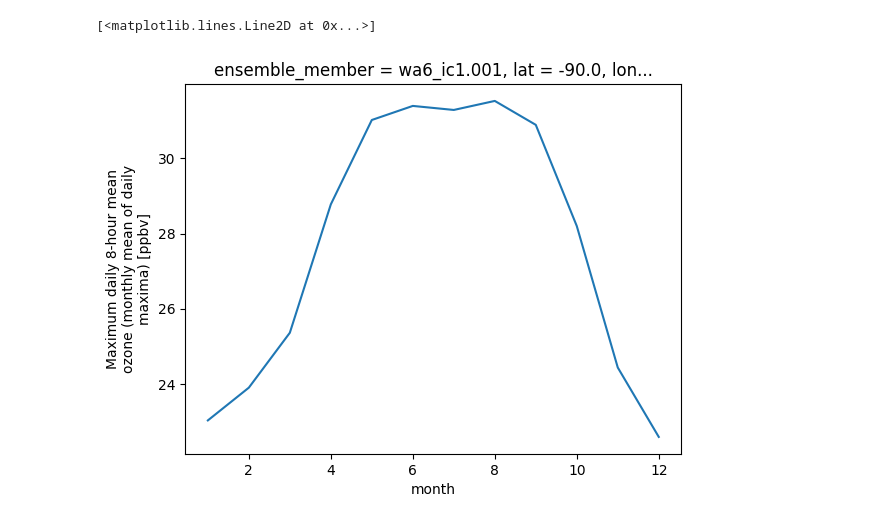
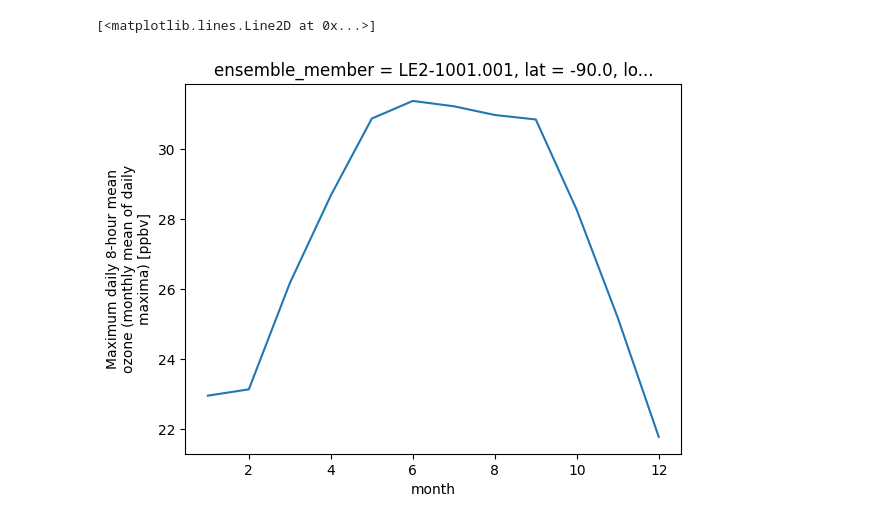
Before and after one commit to emmleroy/fast-o3-iv, a Jupyter notebook: notebooks/6.01-ELR-bias-correction.ipynb, the cells around one changed output. Saved outputs shown, nothing was run; the diff lists cells and outputs as text; code cells hidden in the pictures.

```diff
--- a/notebooks/6.01-ELR-bias-correction.ipynb
+++ b/notebooks/6.01-ELR-bias-correction.ipynb
@@ -18,13 +18,13 @@ ramp_osdma8 = xr.open_dataset((
 # %%
 # load modeled monthly mda8o3
 config_hist = DatasetConfig(
-            source_id = 'CESM2-WACCM6',
+            source_id = 'CESM2',
             cmip_experiment_id = 'historical',
             variable_setname = 'setC',
             year_range = range(1975,2015)
         )
 
-wa6_hist_anm = utils.load_or_aggregate_results(
+hist_anm = utils.load_or_aggregate_results(
     "inference",
     config_hist,
      "GPR-local",
@@ -34,11 +50,11 @@ Loading existing dataset from /home/eleroy/proj-dirs/fast-o3-iv/data/processed/m
 # %%
 config_ssp245 = DatasetConfig(
-            source_id = 'CESM2-WACCM6',
+            source_id = 'CESM2',
             cmip_experiment_id = 'ssp245',
             variable_setname = 'setC',
             year_range = range(2015,2055)
         )
-wa6_ssp245_anm = utils.load_or_aggregate_results(
+ssp245_anm = utils.load_or_aggregate_results(
     "inference",
     config_ssp245,
      "GPR-local",
@@ -54,4 +86,18 @@ wa6_hist_anm['y_pred'].isel(ensemble_member=0, lat=0, lon=0).groupby('time.month
 # %%
 # add climatology (only required if target == mda8o3_anm (setC))
-wa6_hist = utils.add_mda8o3_climatology(wa6_hist_anm, config_hist)
-wa6_ssp245 = utils.add_mda8o3_climatology(wa6_ssp245_anm, config_ssp245)
+
+train_config_hist = DatasetConfig(
+            source_id = 'CESM2-WACCM6',
+            cmip_experiment_id = 'historical',
+            variable_setname = 'setC',
+            year_range = range(1975,2015)
+        )
+train_config_ssp245 = DatasetConfig(
+            source_id = 'CESM2-WACCM6',
+            cmip_experiment_id = 'historical',
+            variable_setname = 'setC',
+            year_range = range(1975,2015)
+        )
+
+hist = utils.add_mda8o3_climatology(hist_anm, train_config_hist)
+ssp245 = utils.add_mda8o3_climatology(ssp245_anm, train_config_ssp245)
@@ -78,8 +104,8 @@ Attributes:
 # %%
 # check that seasonal cycle is fixed
-wa6_hist['y_pred'].isel(ensemble_member=0, lat=0, lon=0).groupby('time.month').mean().plot()
+hist['y_pred'].isel(ensemble_member=0, lat=0, lon=0).groupby('time.month').mean().plot()
 # %% [output]
 [<matplotlib.lines.Line2D at 0x...>]
-[figure, old version]
+[figure, new version]
 # %%
 #convert monthly mda8o3 to osdma8
```
Also changed, not shown: parts of 9 cells of this notebook, 2 other files.
